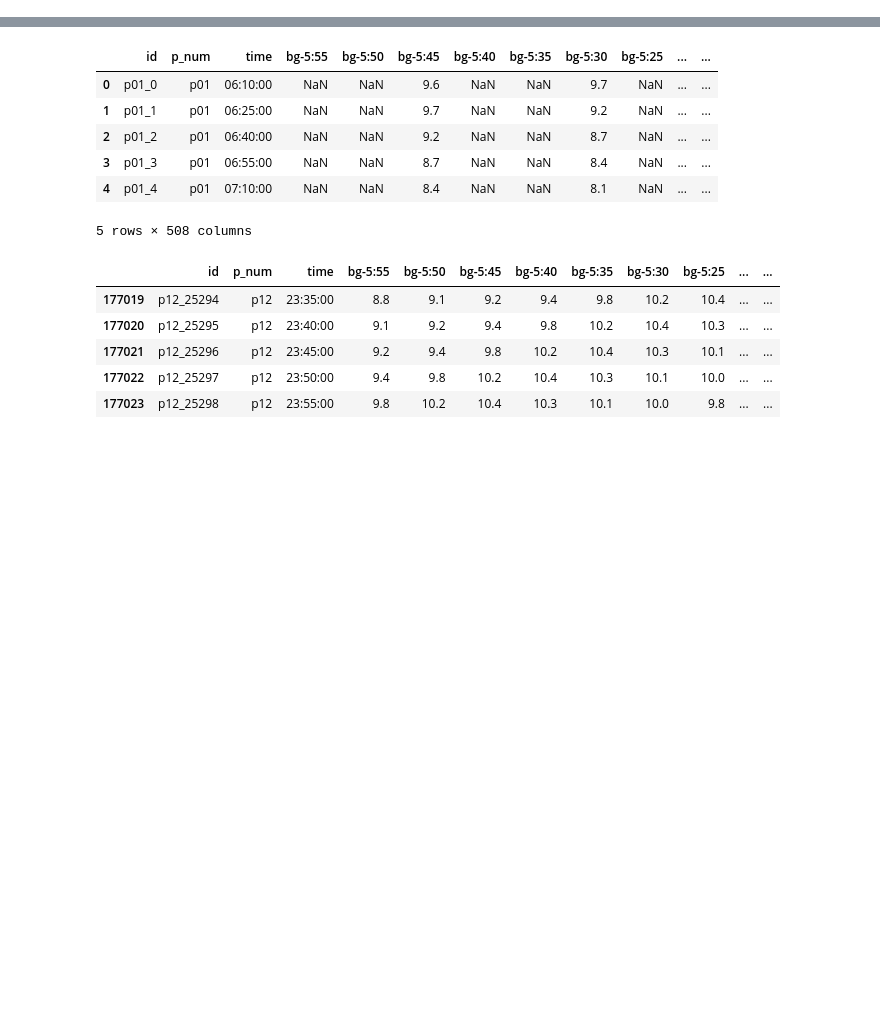
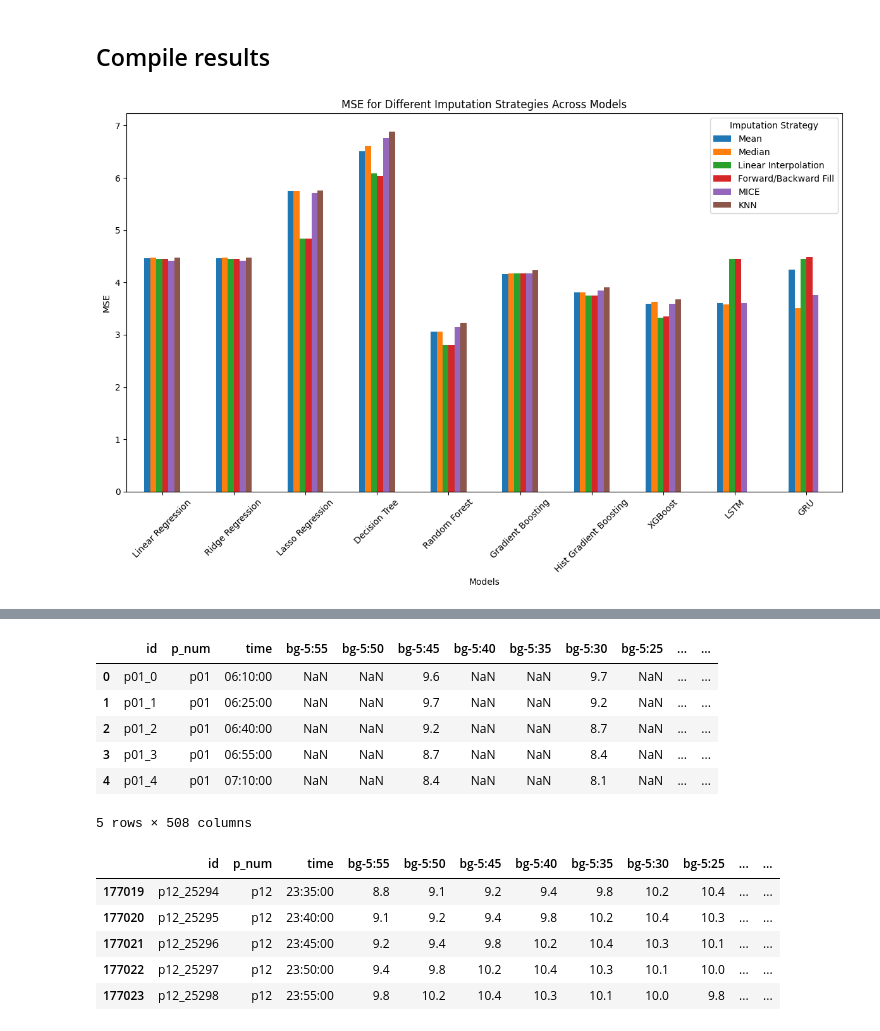
Before and after one commit to mansorrahmed/brist1d, a Jupyter notebook: preproc.ipynb, the cells around one changed output, grey strips where cells are left out. Cells and saved outputs as stored; diff of their text form; code cells hidden in the pictures; blank space fills up the shorter version.

Commit message:
combined final results

```diff
--- a/preproc.ipynb
+++ b/preproc.ipynb
@@ -7,5 +7,6 @@ import warnings
 warnings.filterwarnings('ignore')
 # %%
 submission_path = '/Users/mansoor/Documents/GSU/Coursework/AML/Project/brist1d/submissions/our_submission.csv'
+results_dir = "/Users/mansoor/Documents/GSU/Coursework/AML/Project/brist1d/results/final/performance/"
 # %%
 # Load the training and test datasets
@@ -16,0 +33,58 @@ test_data = pd.read_csv(test_path)
+# %% [markdown]
+## Compile results
+# %%
+files = {
+    'Mean': ['model_performance_mean_imp.csv', 'model_performance_mean_imp_dl.csv'],
+    'Median': ['model_performance_median_imp.csv', 'model_performance_median_imp_dl.csv'],
+    'Forward/Backward Fill': ['model_performance_ffill_bfill_imp.csv', 'model_performance_ffill_bfill_imp_dl.csv'],
+    'Linear Interpolation': ['model_performance_linear_interp_imp.csv', 'model_performance_linear_interp_imp_dl.csv'],
+    'MICE': ['model_performance_mice_imp.csv', 'model_performance_mice_imp_dl.csv'],
+    'KNN': ['model_performance_knn_imp.csv']
+}
+
+# Create a list to hold the MSE values for each strategy
+mse_data = {
+    'Mean': [],
+    'Median': [],
+    'Linear Interpolation': [],
+    'Forward/Backward Fill': [],
+    'MICE': [],
+    'KNN' : []
+}
+
+# Loop through each file for each strategy and collect the MSE values
+for strategy, files_list in files.items():
+    for file in files_list:
+        # Load the CSV data (assuming it has columns 'model_name' and 'MSE')
+        df = pd.read_csv(results_dir+ file)
+
+        # Extract the MSE column and append it to the strategy list
+        mse_data[strategy].append(round(df['MSE'],4).values.tolist())
+    mse_data[strategy] = [item for sublist in mse_data[strategy] for item in sublist]
+
+mse_data['KNN'].append(0)
+mse_data['KNN'].append(0)
+
+
+results = pd.DataFrame(mse_data)
+# Prepare the MSE data for plotting (we'll use a list of lists for stacked bar chart)
+models = ['Linear Regression', 'Ridge Regression', 'Lasso Regression', 'Decision Tree', 'Random Forest',
+          'Gradient Boosting', 'Hist Gradient Boosting', 'XGBoost', 'LSTM', 'GRU']
+imputation_strategies = results.columns.values
+
+# Set up the plot
+fig, ax = plt.subplots(figsize=(12, 8))
+results.plot(kind='bar', stacked=False, ax=ax)
+
+
+ax.set_xlabel('Models')
+ax.set_ylabel('MSE')
+ax.set_title('MSE for Different Imputation Strategies Across Models')
+ax.set_xticklabels(models, rotation=45)
+ax.legend(title="Imputation Strategy")
+
+plt.tight_layout()
+plt.savefig(results_dir+"compiled_results_bar_plot.png")
+plt.show()
+# %% [output]
+[figure, added]
```
Also changed, not shown: parts of 7 cells of this notebook, 17 other files.
